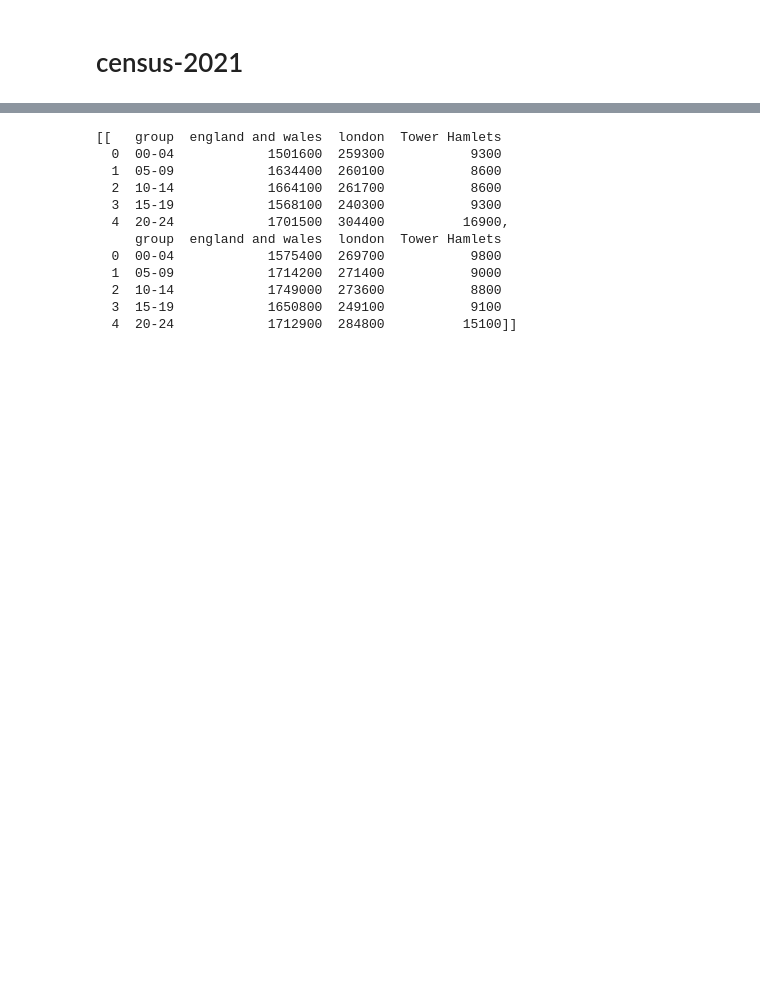
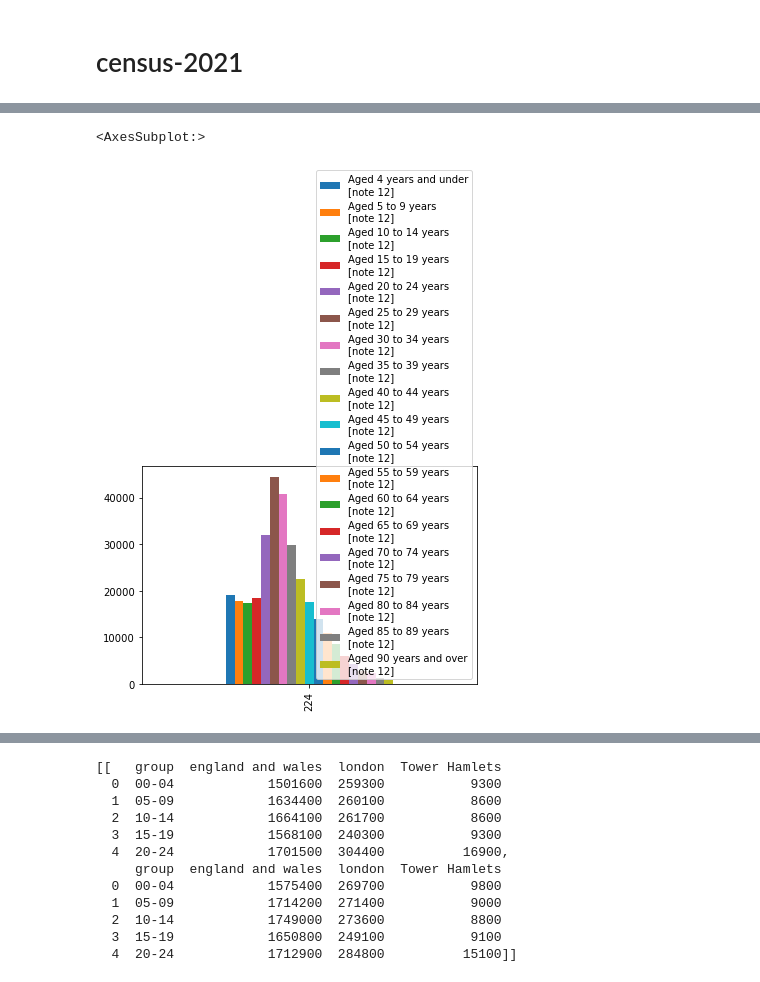
Before and after one commit to st-augustine/census-data, a Jupyter notebook: notebooks/1.0-uk-census-2021-eda.ipynb, the cells around one changed output, grey strips where cells are left out. Drawn from its saved outputs; the diff is of its cells as text; code cells hidden in the pictures; blank space fills up the shorter version.

```diff
--- a/notebooks/1.0-uk-census-2021-eda.ipynb
+++ b/notebooks/1.0-uk-census-2021-eda.ipynb
@@ -41,3 +31,8 @@ P02[P02['Area name'].isin(['Tower Hamlets', 'England', 'London'])]
+# %%
+P02[P02['Area name'].isin(['Tower Hamlets'])][['Aged 4 years and under\n[note 12]', 'Aged 5 to 9 years\n[note 12]','Aged 10 to 14 years\n[note 12]', 'Aged 15 to 19 years\n[note 12]','Aged 20 to 24 years\n[note 12]', 'Aged 25 to 29 years\n[note 12]','Aged 30 to 34 years\n[note 12]', 'Aged 35 to 39 years\n[note 12]','Aged 40 to 44 years\n[note 12]', 'Aged 45 to 49 years\n[note 12]','Aged 50 to 54 years\n[note 12]', 'Aged 55 to 59 years\n[note 12]','Aged 60 to 64 years\n[note 12]', 'Aged 65 to 69 years\n[note 12]','Aged 70 to 74 years\n[note 12]', 'Aged 75 to 79 years\n[note 12]','Aged 80 to 84 years\n[note 12]', 'Aged 85 to 89 years\n[note 12]','Aged 90 years and over\n[note 12]']].plot.bar()
+# %% [output]
+<AxesSubplot:>
+[figure, added]
 # %%
 # P03 Census 2021: Usual resident population by sex and five-year age group, local authorities in England and Wales
 P03 = pd.read_excel(filename,
```
Also changed, not shown: parts of 4 cells of this notebook.
